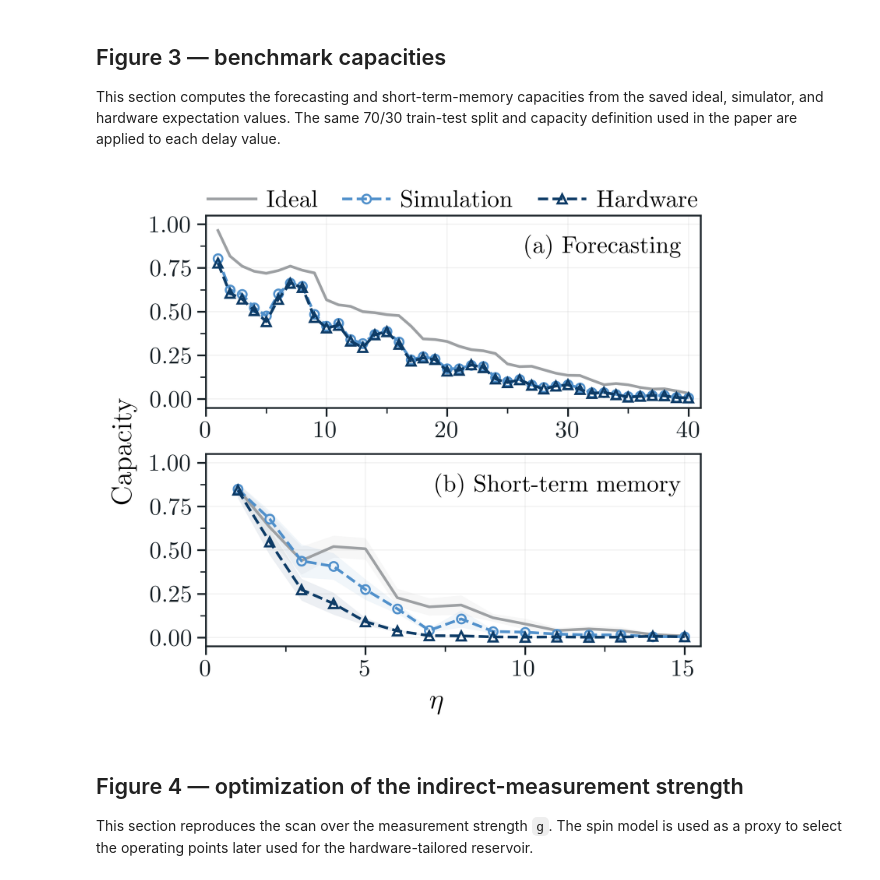
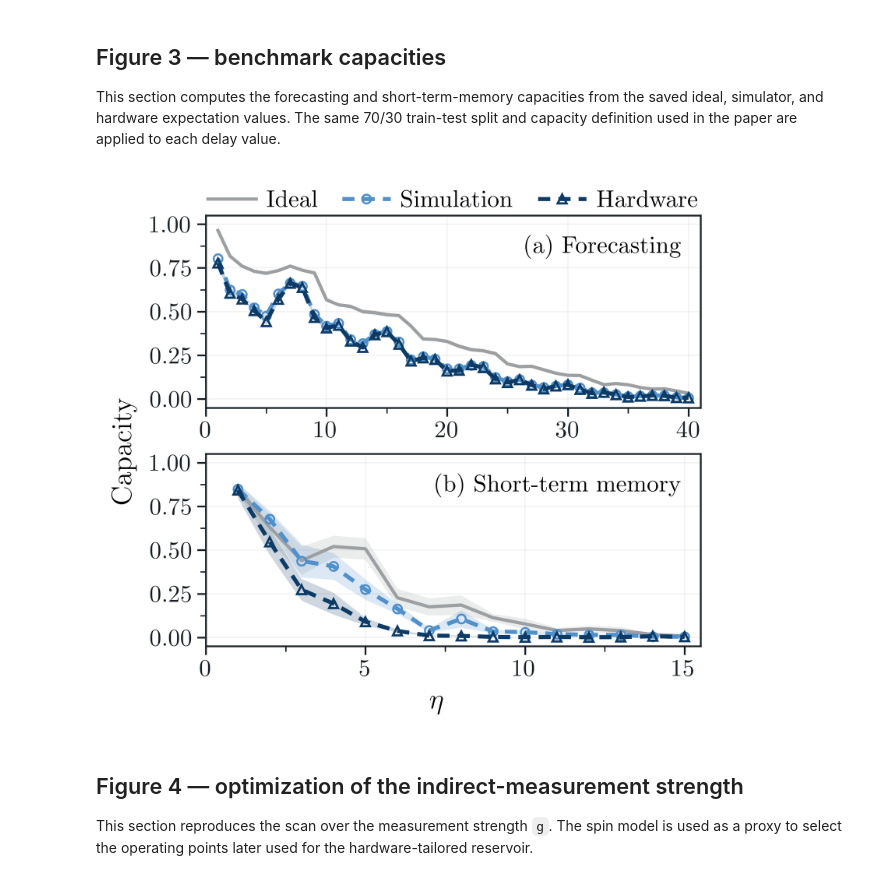
Before and after one commit to GiacomoFrn/online_FN_qrc, a Jupyter notebook: reproduce_figures.ipynb, the cells around one changed output. Drawn from its saved outputs; the diff is of its cells as text; code cells hidden in the pictures.

```diff
--- a/reproduce_figures.ipynb
+++ b/reproduce_figures.ipynb
@@ -123,8 +124,8 @@ def plot_one(ax, x, y, yq, obs):
     ax.plot(
         x, yq,
         color=colors_palette[1],
-        linestyle='--',
-        linewidth=1.5,
+        linestyle=(0, (3, 2)),
+        linewidth=1.85,
         zorder=3,
         marker = 'o',
         markerfacecolor = 'none'
@@ -268,8 +269,8 @@ legend_handles = [
     Line2D(
         [0],[0],
         color=colors_palette[1],
-        lw=1.5,
-        linestyle='--',
+        lw=1.85,
+        linestyle= (0, (3, 2)),#'--',
         label='Circuit model',
         marker = 'o',
         markerfacecolor = 'none'
@@ -333,6 +334,6 @@ fig.subplots_adjust(
     left=0.16,
     right=0.88
 )
-#plt.savefig('./figures/paper/figure_2_1.pdf', bbox_inches='tight', pad_inches=0.02)
+plt.savefig('../figures/paper/figure_2_1.pdf', bbox_inches='tight', pad_inches=0.02)
 plt.show()
 # %% [output]
@@ -485,11 +486,11 @@ for seed in seeds:
     dfs = load_all_dfs(path, wo_window=50)
 
     for eta in range(1, 21):
-        _, cap = compute_capacity(dfs["ideal"], dataset, eta, f_p=False)
+        _, cap = compute_capacity(dfs["ideal"], dataset, eta, f_p=False, train=True)
         capacities_ideal_STM[eta].append(cap)
-        _, cap = compute_capacity(dfs["sim"], dataset, eta, f_p=False)
+        _, cap = compute_capacity(dfs["sim"], dataset, eta, f_p=False, train=True)
         capacities_sim_STM[eta].append(cap)
-        _, cap = compute_capacity(dfs["hw"], dataset, eta, f_p=False)
+        _, cap = compute_capacity(dfs["hw"], dataset, eta, f_p=False, train=True)
         capacities_hw_STM[eta].append(cap)
 
 capacities_ideal_mean_STM = {eta: np.mean(capacities_ideal_STM[eta]) for eta in capacities_ideal_STM}
@@ -522,11 +523,11 @@ for seed in seeds:
     dfs = load_all_dfs(path, wo_window=50, K=K)
 
     for eta in range(1, 51):
-        _, cap = compute_capacity(dfs["ideal"], dataset, eta, f_p=True)
+        _, cap = compute_capacity(dfs["ideal"], dataset, eta, f_p=True, train=True)
         capacities_ideal_FP[eta].append(cap)
-        _, cap = compute_capacity(dfs["sim"], dataset, eta, f_p=True)
+        _, cap = compute_capacity(dfs["sim"], dataset, eta, f_p=True, train=True)
         capacities_sim_FP[eta].append(cap)
-        _, cap = compute_capacity(dfs["hw"], dataset, eta, f_p=True)
+        _, cap = compute_capacity(dfs["hw"], dataset, eta, f_p=True, train=True)
         capacities_hw_FP[eta].append(cap)
 
 capacities_ideal_mean_FP = {eta: np.mean(capacities_ideal_FP[eta]) for eta in capacities_ideal_FP}
@@ -570,7 +571,7 @@ styles = {
         color="#9DA0A3FF", #"#91bee7",
         marker="",
         linestyle="-",
-        linewidth=1.25,
+        linewidth=1.5,
         markersize=4,
         markerfacecolor="",
         markeredgewidth=0.9,
@@ -579,8 +580,8 @@ styles = {
         label="Simulation",
         color="#5090cb",
         marker="o",
-        linestyle="--",
-        linewidth=1.25,
+        linestyle=(0, (3, 2)),
+        linewidth=1.85,
         markersize=4,
         markerfacecolor="none",
         markeredgewidth=0.9,
@@ -589,8 +590,8 @@ styles = {
         label="Hardware",
         color="#0d3b66",
         marker="^",
-        linestyle="--",
-        linewidth=1.25,
+        linestyle=(0, (3, 2)),
+        linewidth=1.85,
         markersize=4.1,
         markerfacecolor="none",
         markeredgewidth=1.0,
@@ -608,7 +609,7 @@ def plot_capacity_panel(ax, eta, means, sems):
             means[key] - sems[key],
             means[key] + sems[key],
             color=st["color"],
-            alpha=0.08 if key == "ideal" else 0.08,
+            alpha=0.2 if key == "ideal" else 0.2,
             linewidth=0,
             zorder=1,
         )
@@ -730,35 +731,35 @@ ax_bottom.text(
 # ===== LEGEND ROW =====
 ax_leg.legend(
     handles=lines,
     labels=[st["label"] for st in styles.values()],
     loc="center",
     ncol=3,
     frameon=False,
     handlelength=2.0,
     columnspacing=1.0,
     handletextpad=0.45,
     borderaxespad=0.0,
 )
 
 
 # ===== SHARED LABELS =====
 fig.supylabel("Capacity", x=0.015, fontsize=13)
 fig.supxlabel(r"$\eta$", x=0.55, y=0.015, fontsize=13)
 
 fig.subplots_adjust(
     left=0.17,
     right=0.985,
     bottom=0.14,
     top=0.985,
 )
 
 # save the figure
 #plt.savefig(OUTPUT_FIGURE_DIR / 'capacity_comparison_combined.pdf', bbox_inches='tight', dpi=600)
-#plt.savefig('./figures/paper/figure3.pdf', bbox_inches='tight', pad_inches=0.02)
+plt.savefig('../figures/paper/figure3.pdf', bbox_inches='tight', pad_inches=0.02)
 
 plt.show()
 # %% [output]
-[figure, old version]
+[figure, new version]
 # %% [markdown]
 ## Figure 4 — optimization of the indirect-measurement strength
 
```
Also changed, not shown: parts of 3 cells of this notebook.
